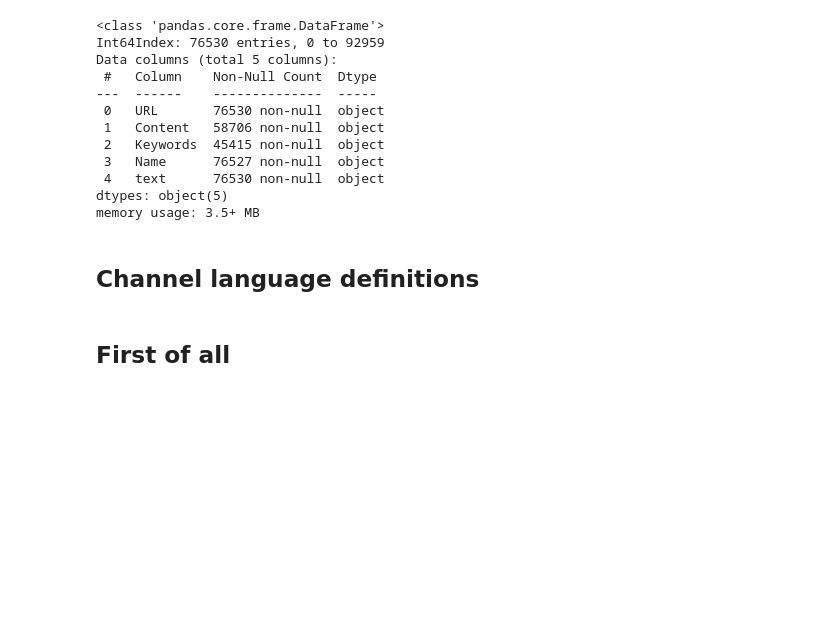
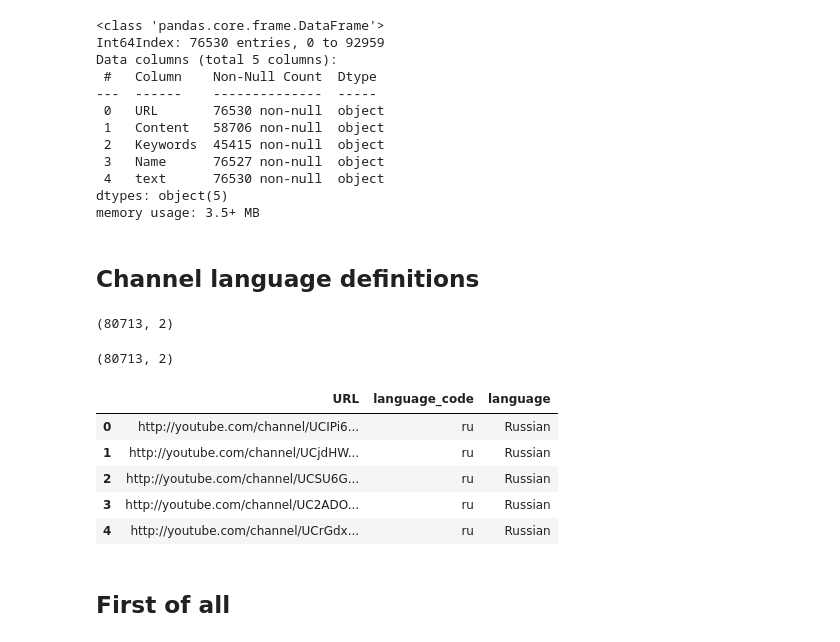
Before and after one commit to kmnsky/--hannel-category-YouTube, a Jupyter notebook: Сhannel_category.ipynb, the cells around one changed output. Drawn from its saved outputs; the diff is of its cells as text; code cells hidden in the pictures; blank space fills up the shorter version.

```diff
--- a/Сhannel_category.ipynb
+++ b/Сhannel_category.ipynb
@@ -80,0 +88,12 @@ data = pd.merge(data, df_lang, how='left', on=['URL'])
+# %%
+df_nan_keys = data[data['Сontent'].isna()][['URL', 'Name']].copy()
+#  Removing Empty rows
+df_nan_keys = df_nan_keys[df_nan_keys['Name'].map(len) > 1]
+# %%
+df_nan_keys['language_code'] = df_nan_keys['Name'].progress_map(lang)
+# %%
+df_lang_final = pd.concat([df_lang[['URL', 'language_code']], df_nan_keys[['URL', 'language_code']]])
+# %%
+df_lang_final.shape
+# %% [output]
+(80713, 2)
@@ -80,0 +102,18 @@ data = pd.merge(data, df_lang, how='left', on=['URL'])
+# %%
+df_lang_final.shape
+# %% [output]
+(80713, 2)
+# %%
+from pycountry import languages
+
+df_lang_final['language'] = df_lang_final['language_code'].apply(
+    lambda x: languages.get(alpha_2=x).name)
+# %%
+df_lang_final.head()
+# %% [output]
+|  | URL | language_code | language |
+| 0 | http://youtube.com/channel/UCIPi6... | ru | Russian |
+| 1 | http://youtube.com/channel/UCjdHW... | ru | Russian |
+| 2 | http://youtube.com/channel/UCSU6G... | ru | Russian |
+| 3 | http://youtube.com/channel/UC2ADO... | ru | Russian |
+| 4 | http://youtube.com/channel/UCrGdx... | ru | Russian |
```
Also changed, not shown: parts of 41 cells of this notebook.
